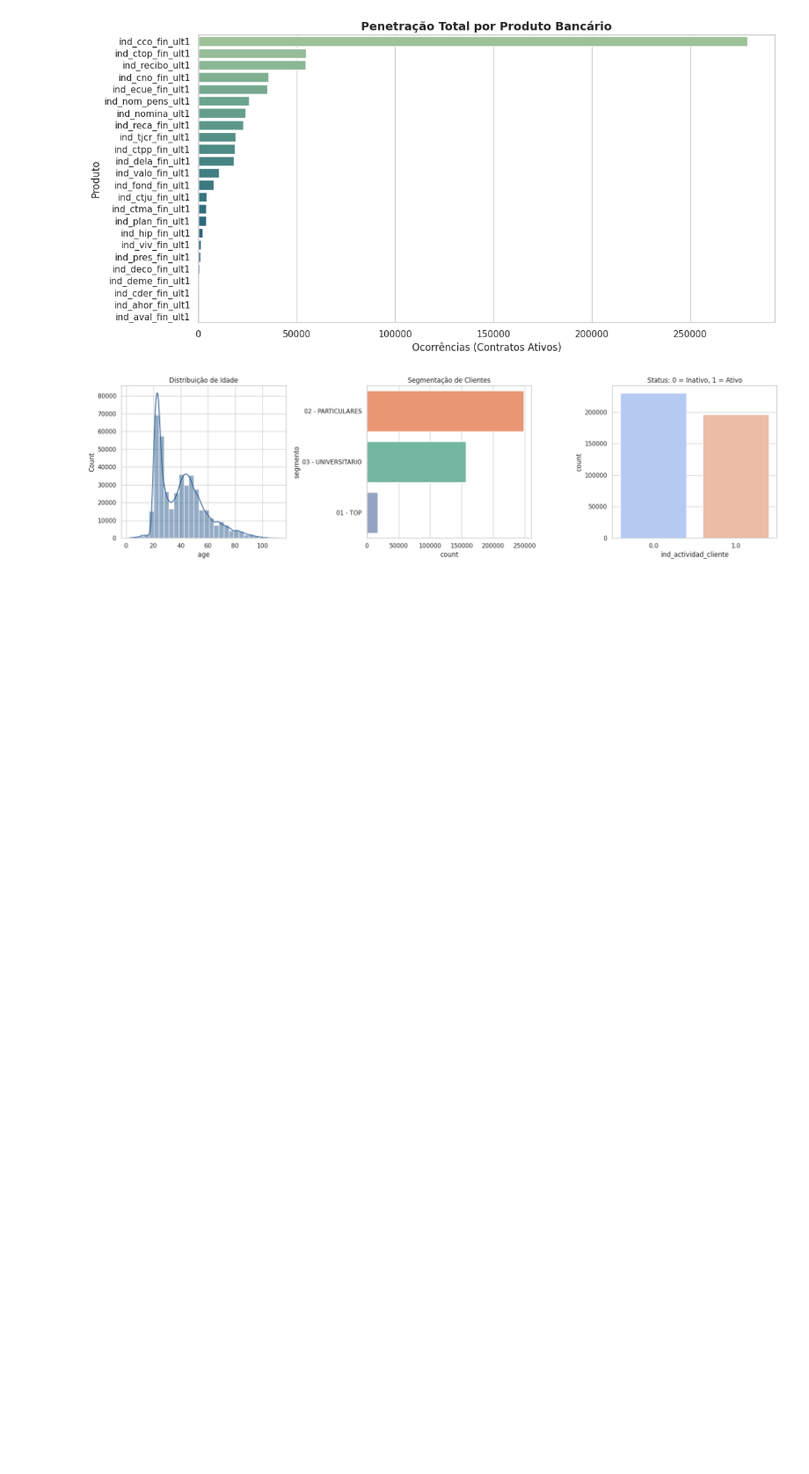
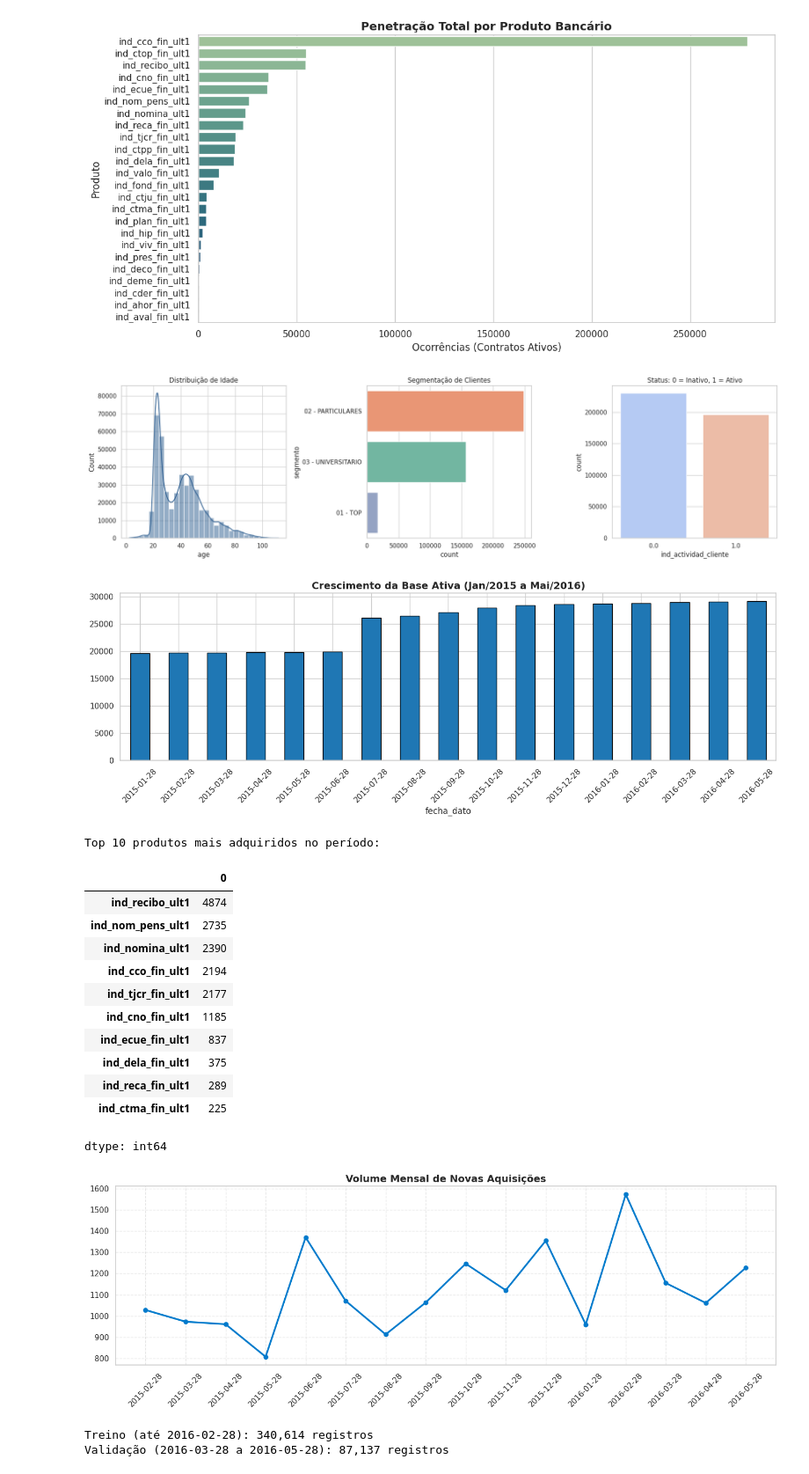
Before and after one commit to NayellySilva/Recomenda-o-de-Produtos, a Jupyter notebook: EDA_Santander_TDE01.ipynb, the cells around one changed output. Shown at 88% size. Cells and saved outputs as stored; diff of their text form; code cells hidden in the pictures; blank space fills up the shorter version.

Commit message:
feat: analise de novas adesoes, sazonalidade e split temporal

```diff
--- a/EDA_Santander_TDE01.ipynb
+++ b/EDA_Santander_TDE01.ipynb
@@ -148,3 +148,57 @@ plt.show()
 # %% [output]
 [figure]
 [figure]
+# %%
+plt.figure(figsize=(14, 5))
+df['fecha_dato'].value_counts().sort_index().plot(kind='bar', color='#1f77b4', edgecolor='black')
+plt.title('Crescimento da Base Ativa (Jan/2015 a Mai/2016)', fontsize=14, fontweight='bold')
+plt.xticks(rotation=45)
+plt.tight_layout()
+plt.show()
+
+# Cálculo de novas adesões (0 -> 1)
+df_sorted = df.sort_values(['ncodpers', 'fecha_dato'])
+novas_adesoes = (df_sorted.groupby('ncodpers')[target_cols].diff() == 1).astype(int)
+novas_adesoes['fecha_dato'] = df_sorted['fecha_dato']
+
+print("Top 10 produtos mais adquiridos no período:")
+display(novas_adesoes[target_cols].sum().sort_values(ascending=False).head(10))
+
+adesao_por_mes = novas_adesoes.groupby('fecha_dato').sum().iloc[1:]
+
+plt.figure(figsize=(14, 5))
+plt.plot(adesao_por_mes.index, adesao_por_mes.sum(axis=1), marker='o', color='#007acc', linewidth=2.5)
+plt.title('Volume Mensal de Novas Aquisições', fontsize=14, fontweight='bold')
+plt.xticks(rotation=45)
+plt.grid(True, linestyle='--', alpha=0.5)
+plt.tight_layout()
+plt.show()
+
+# Split Cronológico
+corte_treino = '2016-02-28'
+inicio_validacao = '2016-03-28'
+fim_validacao = '2016-05-28'
+
+df_train_split = df[df['fecha_dato'] <= corte_treino].copy()
+df_val_split = df[(df['fecha_dato'] >= inicio_validacao) & (df['fecha_dato'] <= fim_validacao)].copy()
+
+print(f"Treino (até {corte_treino}): {df_train_split.shape[0]:,} registros")
+print(f"Validação ({inicio_validacao} a {fim_validacao}): {df_val_split.shape[0]:,} registros")
+# %% [output]
+[figure, added]
+Top 10 produtos mais adquiridos no período:
+|  | 0 |
+| ind_recibo_ult1 | 4874 |
+| ind_nom_pens_ult1 | 2735 |
+| ind_nomina_ult1 | 2390 |
+| ind_cco_fin_ult1 | 2194 |
+| ind_tjcr_fin_ult1 | 2177 |
+| ind_cno_fin_ult1 | 1185 |
+| ind_ecue_fin_ult1 | 837 |
+| ind_dela_fin_ult1 | 375 |
+| ind_reca_fin_ult1 | 289 |
+| ind_ctma_fin_ult1 | 225 |
+dtype: int64
+[figure, added]
+Treino (até 2016-02-28): 340,614 registros
+Validação (2016-03-28 a 2016-05-28): 87,137 registros
```
